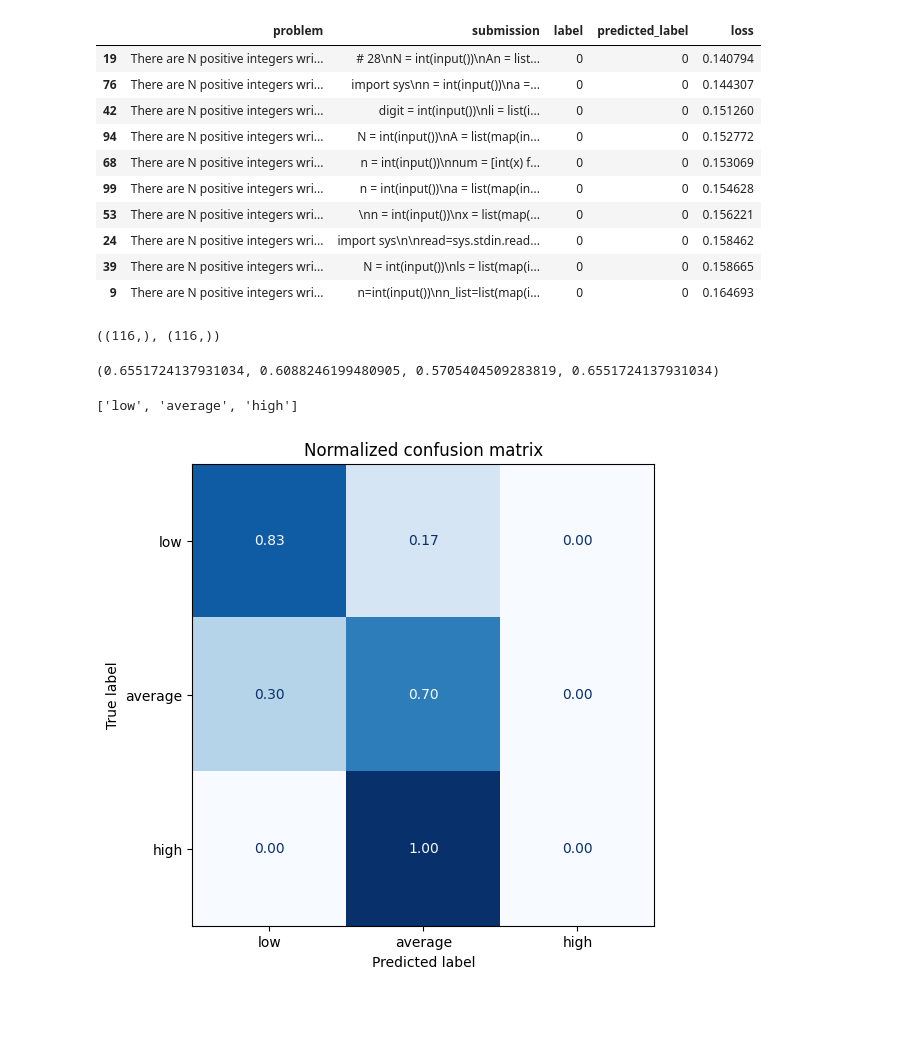
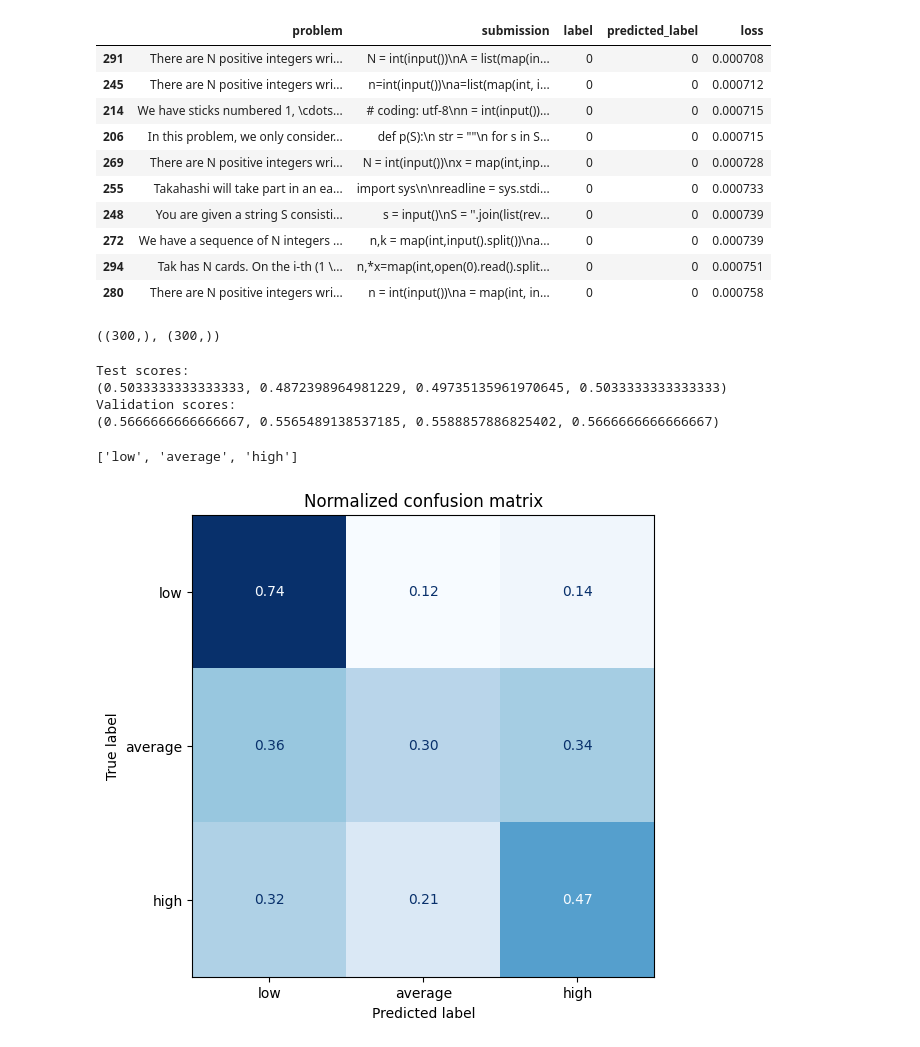
Before and after one commit to DiwanshuShekhar/codeQual, a Jupyter notebook: notebooks/error_analysis.ipynb, the cells around one changed output. Cells and saved outputs as stored; diff of their text form; code cells hidden in the pictures; blank space fills up the shorter version.

```diff
--- a/notebooks/error_analysis.ipynb
+++ b/notebooks/error_analysis.ipynb
@@ -19,7 +22,7 @@ tokenizer.add_special_tokens({"pad_token": "[PAD]"})
 # %%
 from transformers import AutoTokenizer
 from datasets import Dataset, DatasetDict, load_dataset
-code_qual_dataset = DatasetDict.load_from_disk('../data/CodeQualData/code_qual_dataset')
+code_qual_dataset = DatasetDict.load_from_disk(DATESET)
 
 def tokenize(batch):
     return tokenizer(batch["submission"], padding=True, truncation=True)
@@ -63,8 +66,8 @@ def forward_pass_with_label(batch):
 # Convert our dataset back to PyTorch tensors
 
 codequal_encoded.set_format("torch", columns=["input_ids", "attention_mask", "label"])
-# Compute loss values
-codequal_encoded["validation"] = codequal_encoded["validation"].map(forward_pass_with_label, batched=True, batch_size=16)
+codequal_encoded["test"] = codequal_encoded["test"].map(forward_pass_with_label, batched=True, batch_size=4)
+codequal_encoded["validation"] = codequal_encoded["validation"].map(forward_pass_with_label, batched=True, batch_size=4)
 codequal_encoded
 # %% [output]
 DatasetDict({
@@ -84,7 +87,8 @@ DatasetDict({
 # %%
 codequal_encoded.set_format("pandas")
 cols = ["problem", "submission", "label", "predicted_label", "loss"]
-df_valid = codequal_encoded["validation"][:][cols]
-df_valid
+df_test = codequal_encoded["test"][:][cols]
+df_val = codequal_encoded["validation"][:][cols]
+df_test
 # %% [output]
 |  | problem | submission | label | predicted_label | loss |
@@ -122,20 +126,20 @@ df_loss_desc['submission'] = df_loss_desc['submission'].str[:50] + '...'
 df_loss_desc['problem'] = df_loss_desc['problem'].str[:50] + '...'
 df_loss_desc.to_latex('df_loss_desc.tex', index=False)
 # %%
-df_loss_asc = df_valid.sort_values("loss", ascending=True).head(10)
+df_loss_asc = df_test.sort_values("loss", ascending=True).head(10)
 df_loss_asc
 # %% [output]
 |  | problem | submission | label | predicted_label | loss |
-| 19 | There are N positive integers wri... | # 28\nN = int(input())\nAn = list... | 0 | 0 | 0.140794 |
-| 76 | There are N positive integers wri... | import sys\nn = int(input())\na =... | 0 | 0 | 0.144307 |
-| 42 | There are N positive integers wri... | digit = int(input())\nli = list(i... | 0 | 0 | 0.151260 |
-| 94 | There are N positive integers wri... | N = int(input())\nA = list(map(in... | 0 | 0 | 0.152772 |
-| 68 | There are N positive integers wri... | n = int(input())\nnum = [int(x) f... | 0 | 0 | 0.153069 |
-| 99 | There are N positive integers wri... | n = int(input())\na = list(map(in... | 0 | 0 | 0.154628 |
-| 53 | There are N positive integers wri... | \nn = int(input())\nx = list(map(... | 0 | 0 | 0.156221 |
-| 24 | There are N positive integers wri... | import sys\n\nread=sys.stdin.read... | 0 | 0 | 0.158462 |
-| 39 | There are N positive integers wri... | N = int(input())\nls = list(map(i... | 0 | 0 | 0.158665 |
-| 9 | There are N positive integers wri... | n=int(input())\nn_list=list(map(i... | 0 | 0 | 0.164693 |
+| 291 | There are N positive integers wri... | N = int(input())\nA = list(map(in... | 0 | 0 | 0.000708 |
+| 245 | There are N positive integers wri... | n=int(input())\na=list(map(int, i... | 0 | 0 | 0.000712 |
+| 214 | We have sticks numbered 1, \cdots... | # coding: utf-8\nn = int(input())... | 0 | 0 | 0.000715 |
+| 206 | In this problem, we only consider... | def p(S):\n str = ""\n for s in S... | 0 | 0 | 0.000715 |
+| 269 | There are N positive integers wri... | N = int(input())\nx = map(int,inp... | 0 | 0 | 0.000728 |
+| 255 | Takahashi will take part in an ea... | import sys\n\nreadline = sys.stdi... | 0 | 0 | 0.000733 |
+| 248 | You are given a string S consisti... | s = input()\nS = ''.join(list(rev... | 0 | 0 | 0.000739 |
+| 272 | We have a sequence of N integers ... | n,k = map(int,input().split())\na... | 0 | 0 | 0.000739 |
+| 294 | Tak has N cards. On the i-th (1 \... | n,*x=map(int,open(0).read().split... | 0 | 0 | 0.000751 |
+| 280 | There are N positive integers wri... | n = int(input())\na = map(int, in... | 0 | 0 | 0.000758 |
 # %%
 # save df_loss_desc to latex table
 # truncate the submission and problem column to 50 characters
@@ -166,19 +170,29 @@ def plot_confusion_matrix(y_preds, y_true, labels):
 # %%
 import numpy as np
 
-Y_valid = np.array(df_valid["label"])
-Y_valid_preds = np.array(df_valid["predicted_label"])
-Y_valid.shape, Y_valid_preds.shape
+Y_test = np.array(df_test["label"])
+Y_test_preds = np.array(df_test["predicted_label"])
+
+Y_val = np.array(df_val["label"])
+Y_val_preds = np.array(df_val["predicted_label"])
+
+Y_test.shape, Y_test_preds.shape
 # %% [output]
-((116,), (116,))
+((300,), (300,))
-# %%
-print(evaluate(Y_valid, Y_valid_preds))
-# %% [output]
-(0.6551724137931034, 0.6088246199480905, 0.5705404509283819, 0.6551724137931034)
+# %%
+print("Test scores:")
+print(evaluate(Y_test, Y_test_preds))
+print("Validation scores:")
+print(evaluate(Y_val, Y_val_preds))
+# %% [output]
+Test scores:
+(0.5033333333333333, 0.4872398964981229, 0.49735135961970645, 0.5033333333333333)
+Validation scores:
+(0.5666666666666667, 0.5565489138537185, 0.5588857886825402, 0.5666666666666667)
 # %%
 labels = code_qual_dataset['train'].features["label"].names
 print(labels)
-plot_confusion_matrix(Y_valid_preds, Y_valid, labels)
+plot_confusion_matrix(Y_test_preds, Y_test, labels)
 # %% [output]
 ['low', 'average', 'high']
-[figure, old version]
+[figure, new version]
```
Also changed, not shown: parts of 8 cells of this notebook, 4 other files.
